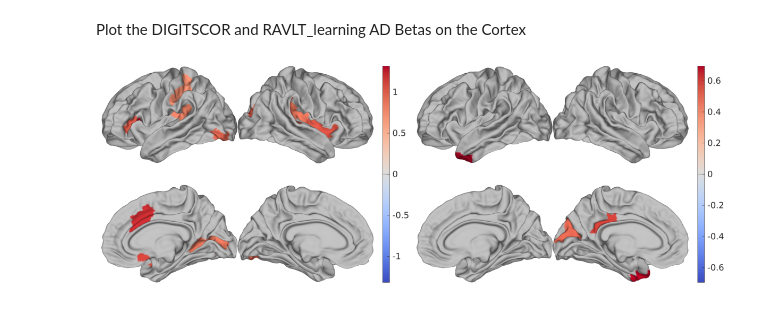
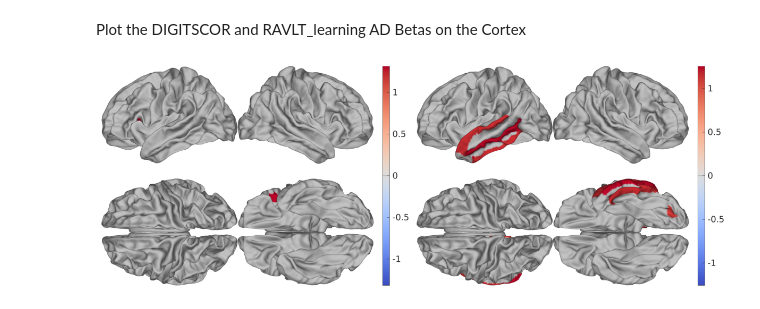
Before and after one commit to SamAndTheSun/Graph_UNet, a Jupyter notebook: notebooks/AD_analysis.ipynb, the cells around one changed output. Drawn from its saved outputs; the diff is of its cells as text; code cells hidden in the pictures.

```diff
--- a/notebooks/AD_analysis.ipynb
+++ b/notebooks/AD_analysis.ipynb
@@ -209,7 +209,7 @@ Regress local BAs for each region, for each test
 local_results, cog_arrays, _ = regress_cognitive(data_dir, output_dir, cog_path, test_relations,
                                               subset=False, postprocess_obj=postprocess(),
                                               covariate_test='MMSE', get_beta_arrays=True,
-                                              mask_by='raw')
+                                              mask_by='raw', pval_thresh=0.01)
 
 # Save the df and cog arrays
 local_results.to_csv(f'{output_dir}local_cog_tests.csv')
@@ -219,42 +219,42 @@ with open(f'{output_dir}cog_test_values/all_cog_arrays.pkl', 'wb') as f:
 Plot the DIGITSCOR and RAVLT_learning AD Betas on the Cortex
 # %%
 # Format desired array
-arrays_to_plot = [cog_arrays['DIGITSCOR_AD'].copy(), cog_arrays['RAVLT_learning_AD'].copy()]
+arrays_to_plot = [cog_arrays['DIGITSCOR_AD'].copy(), cog_arrays['RAVLT_immediate_AD'].copy()]
 p = postprocess()
 
 # Save for visualization
 p.get_matlab(arrays_to_plot[0], output_path=f'{output_dir}DIGITSCOR_AD_betas')
-p.get_matlab(arrays_to_plot[1], output_path=f'{output_dir}RAVLT_learning_AD_betas')
+p.get_matlab(arrays_to_plot[1], output_path=f'{output_dir}RAVLT_immediate_AD_betas')
 
 # Create the MATLAB files
-mat_files = [f'{output_dir}DIGITSCOR_AD_betas', f'{output_dir}RAVLT_learning_AD_betas']
+mat_files = [f'{output_dir}DIGITSCOR_AD_betas', f'{output_dir}RAVLT_immediate_AD_betas']
 matlab_file_list = "{" + ",".join([f"'{f}'" for f in mat_files]) + "}"
 
 # Generate PNGs using the MATLAB code
 command = [
     "matlab", "-nodisplay", "-nosplash", "-r",
-    f"generate_brain({matlab_file_list}, {{'lat_L','lat_R','med_R','med_L'}}); exit"]
+    f"generate_brain({matlab_file_list}, {{'lat_L','lat_R','ven','dor'}}); exit"]
 result = subprocess.run(command, cwd="/mnt/md0/tempFolder/samAnderson/nahian_code/", stdout=subprocess.PIPE, stderr=subprocess.PIPE, text=True)
 #print(result)
 
 plot_paths = [
-    f'{output_dir}DIGITSCOR_AD_betas_latL_latR_medR_medL.png',
-    f'{output_dir}RAVLT_learning_AD_betas_latL_latR_medR_medL.png',
+    f'{output_dir}DIGITSCOR_AD_betas_latL_latR_ven_dor.png',
+    f'{output_dir}RAVLT_immediate_AD_betas_latL_latR_ven_dor.png',
 ]
 
 # Plot the generated images
 fig, axes = plt.subplots(1, 2, figsize=(12, 10))
 axes = axes.ravel()
 
 # Iterate over the images and their corresponding axes
 for i, (ax, path) in enumerate(zip(axes, plot_paths)):
     img = mpimg.imread(path)
     ax.imshow(img)
     ax.axis('off')
 
 plt.tight_layout()
 # %% [output]
-[figure, old version]
+[figure, new version]
 # %%
 #local_results = pd.read_csv(f'{output_dir}local_cog_tests.csv')
 local_results[
```
Also changed, not shown: parts of 2 cells of this notebook, 1 other file.
